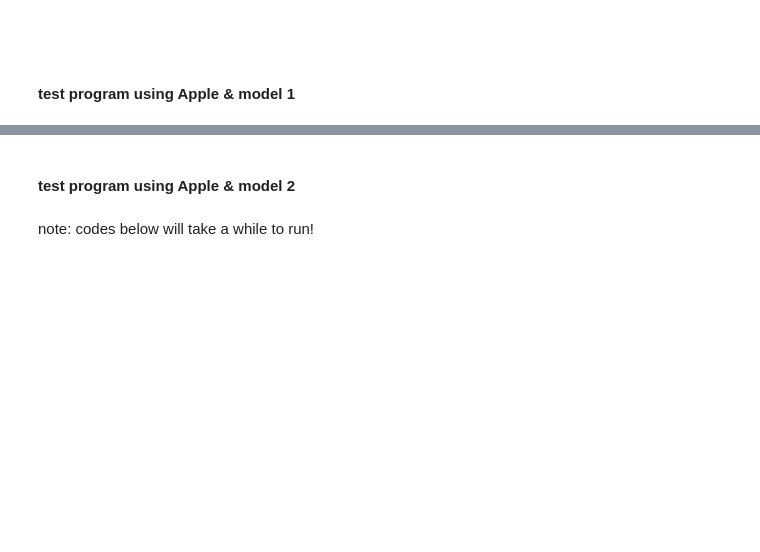
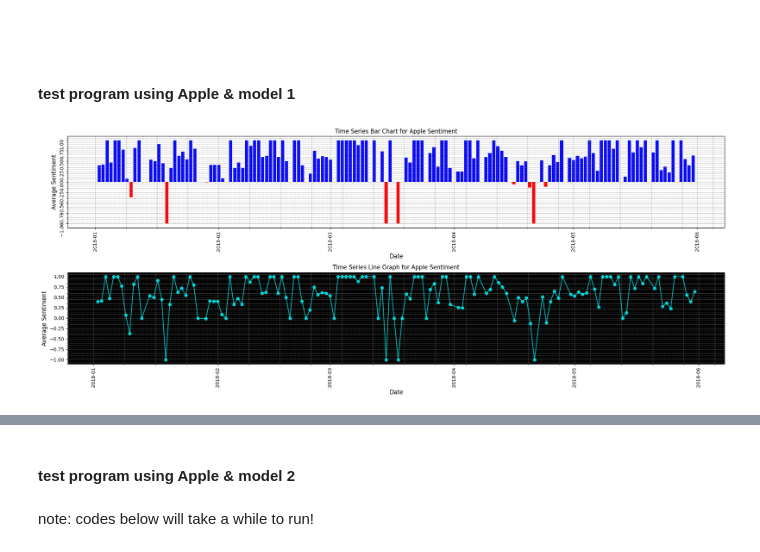
Before and after one commit to KaimiHuang/Quantifying-News-Sentiment-and-Its-Correlation-with-Stock-Price-Changes, a Jupyter notebook: main.ipynb, the cells around one changed output, grey strips where cells are left out. Drawn from its saved outputs; the diff is of its cells as text; code cells hidden in the pictures; blank space fills up the shorter version.

Commit message:
ran test programs

```diff
--- a/main.ipynb
+++ b/main.ipynb
@@ -878,6 +873,9 @@ comp_df
 # %%
+sent_df = test.get_comp_sentiments()
 a = SentimentGraph('apple',sent_df)
 a.get_sent_graphs()
+# %% [output]
+[figure, added]
 # %%
 b = StockPriceDataFrame('aapl')
 # %%
```
Also changed, not shown: parts of 42 cells of this notebook.
